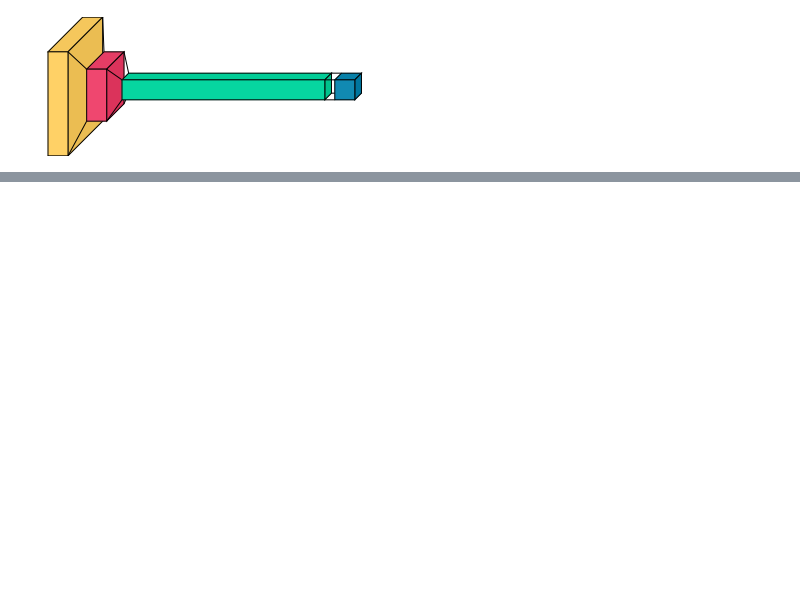
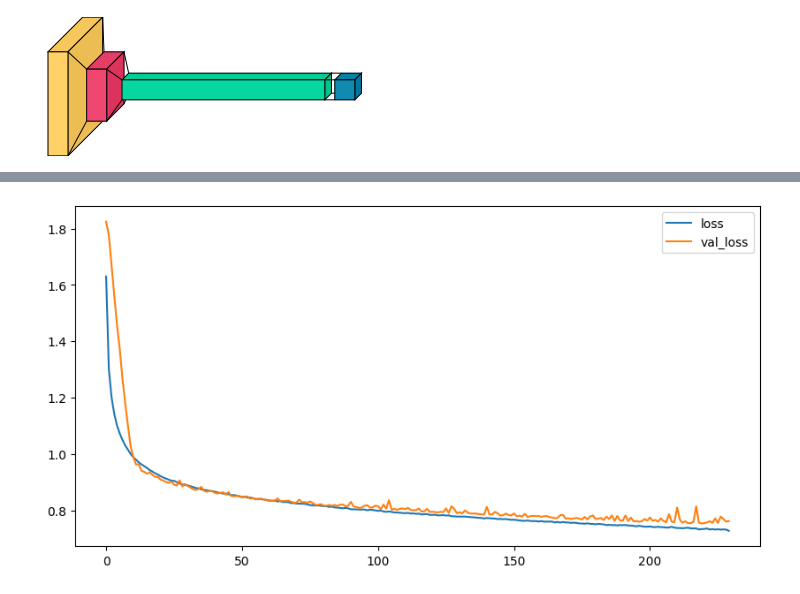
Before and after one commit to ACCFernando/mdc, a Jupyter notebook: 08_deep_learning/test01/INF0618_DeepLearning_Trabalho1.ipynb, the cells around one changed output, grey strips where cells are left out. Cells and saved outputs as stored; diff of their text form; code cells hidden in the pictures; blank space fills up the shorter version.

```diff
--- a/08_deep_learning/test01/INF0618_DeepLearning_Trabalho1.ipynb
+++ b/08_deep_learning/test01/INF0618_DeepLearning_Trabalho1.ipynb
@@ -279,0 +450,4 @@ plt.show()
+# %%
+model.compile(  optimizer=tf.keras.optimizers.SGD(learning_rate=0.001),
+                loss=tf.keras.losses.CategoricalCrossentropy(from_logits=True),
+                metrics=["accuracy"])
@@ -279,0 +458,15 @@ plt.show()
+# %%
+model_name = "baseline_model_variation_N1.h5"
+
+model_path_full = os.path.join(model_path, model_name)
+
+early_stopping = tf.keras.callbacks.EarlyStopping(monitor="val_loss", patience=10)
+model_checkpoint = tf.keras.callbacks.ModelCheckpoint(filepath=model_path_full,
+                                                      monitor="val_loss",
+                                                      save_best_only=True)
+model.fit(          x_train_norm, y_train_ohe,
+                    epochs=500,
+                    batch_size=128,
+                    validation_data=(x_val_norm, y_val_ohe),
+                    verbose=1,
+                    callbacks=[early_stopping, model_checkpoint])
@@ -279,0 +495,4 @@ plt.show()
+# %%
+plot_loss_values(model.history.history)
+# %% [output]
+[figure, added]
```
Also changed, not shown: parts of 57 cells of this notebook.
